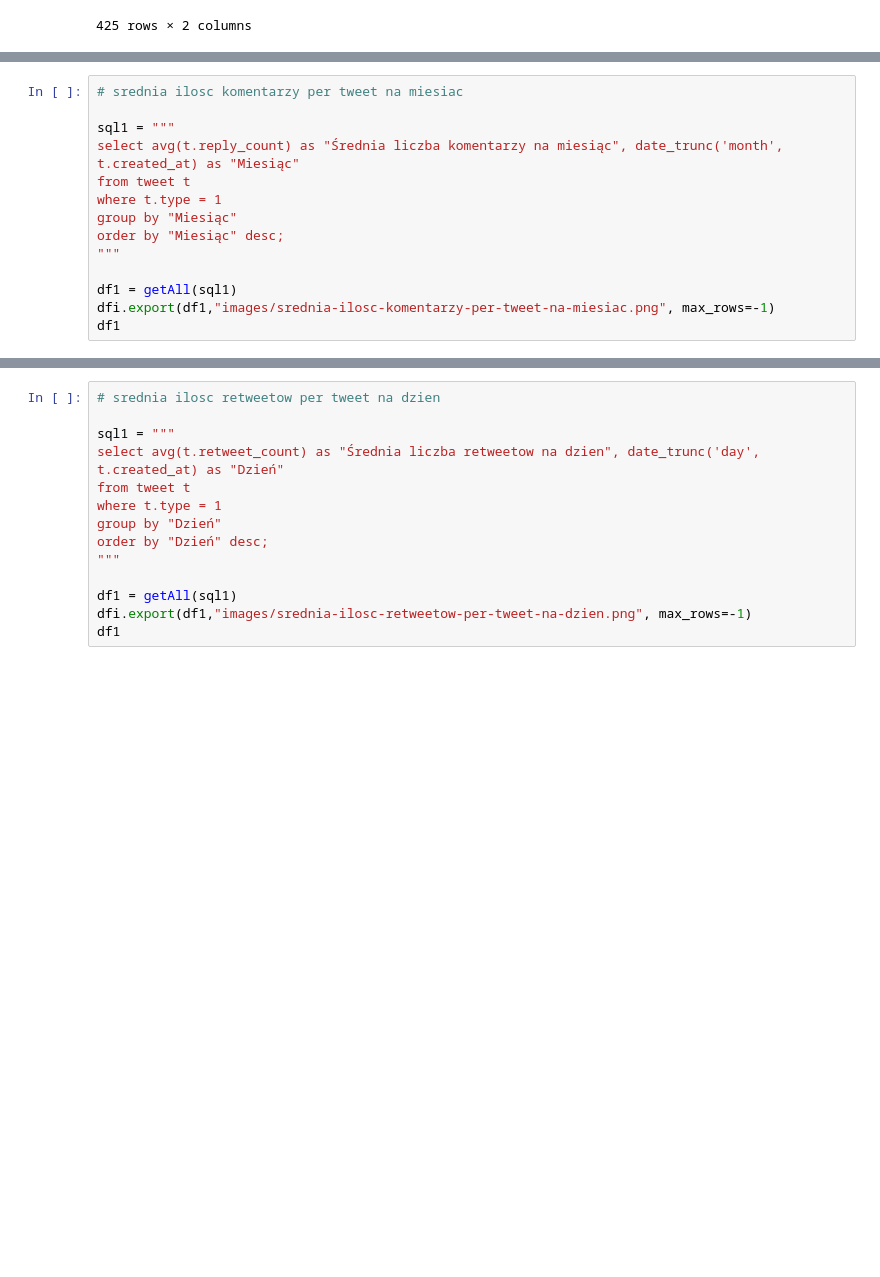
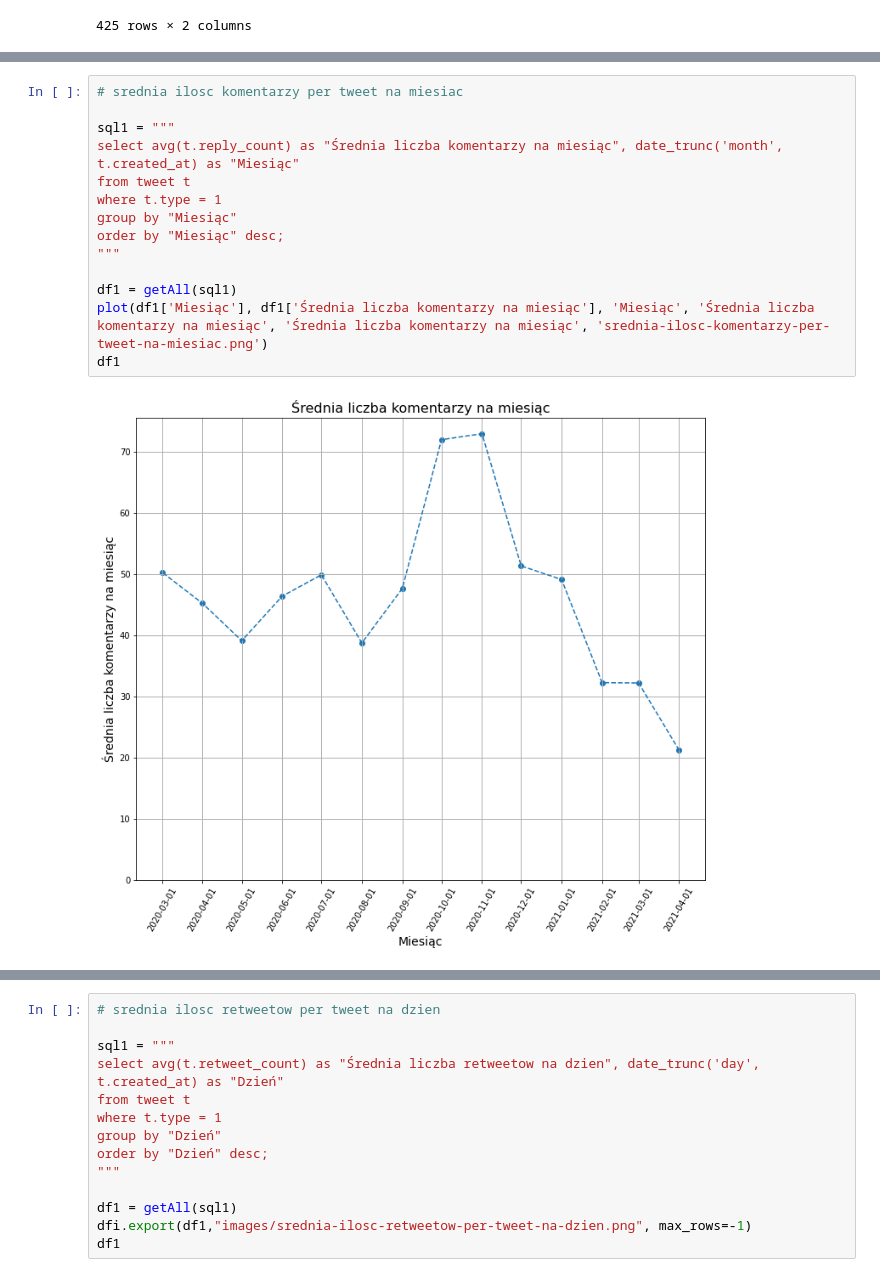
Before and after one commit to piaskowyk/twitter-posts-analysis, a Jupyter notebook: notebooks/statistics1.ipynb, the cells around one changed output, grey strips where cells are left out. Cells and saved outputs as stored; diff of their text form; blank space fills up the shorter version.

```diff
--- a/notebooks/statistics1.ipynb
+++ b/notebooks/statistics1.ipynb
@@ -228,18 +244,19 @@ df1
 # %%
 # srednia ilosc komentarzy per tweet na miesiac
 
 sql1 = """
 select avg(t.reply_count) as "Średnia liczba komentarzy na miesiąc", date_trunc('month', t.created_at) as "Miesiąc"
 from tweet t
 where t.type = 1
 group by "Miesiąc"
 order by "Miesiąc" desc;
 """
 
 df1 = getAll(sql1)
-dfi.export(df1,"images/srednia-ilosc-komentarzy-per-tweet-na-miesiac.png", max_rows=-1)
+plot(df1['Miesiąc'], df1['Średnia liczba komentarzy na miesiąc'], 'Miesiąc', 'Średnia liczba komentarzy na miesiąc', 'Średnia liczba komentarzy na miesiąc', 'srednia-ilosc-komentarzy-per-tweet-na-miesiac.png')
 df1
 # %% [output]
+[figure, added]
 |  | Średnia liczba komentarzy na miesiąc | Miesiąc |
 | 0 | 21.1985605817962583 | 2021-04-01 |
 | 1 | 32.2126199301257382 | 2021-03-01 |
```
Also changed, not shown: parts of 12 cells of this notebook, 12 other files.
